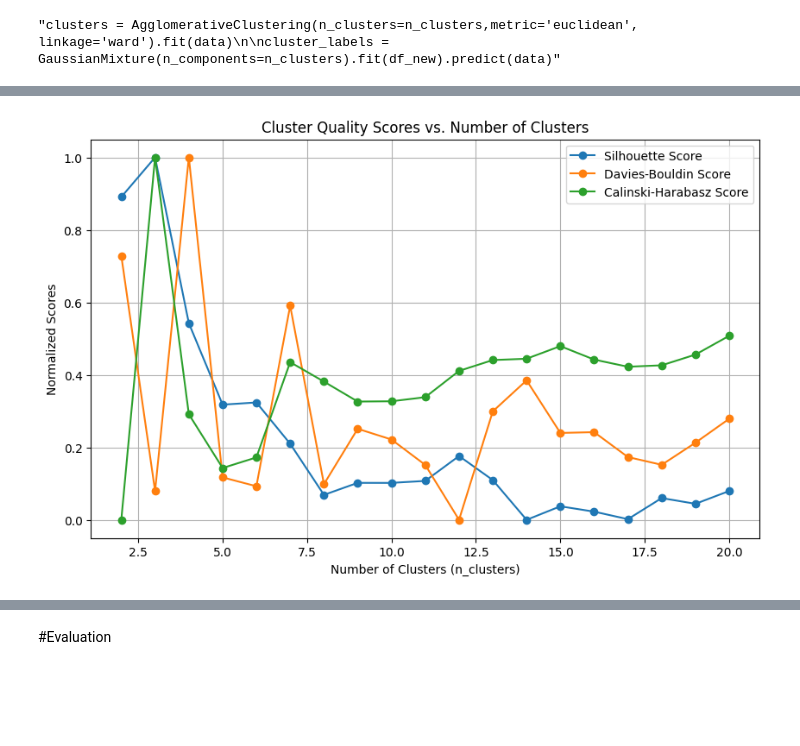
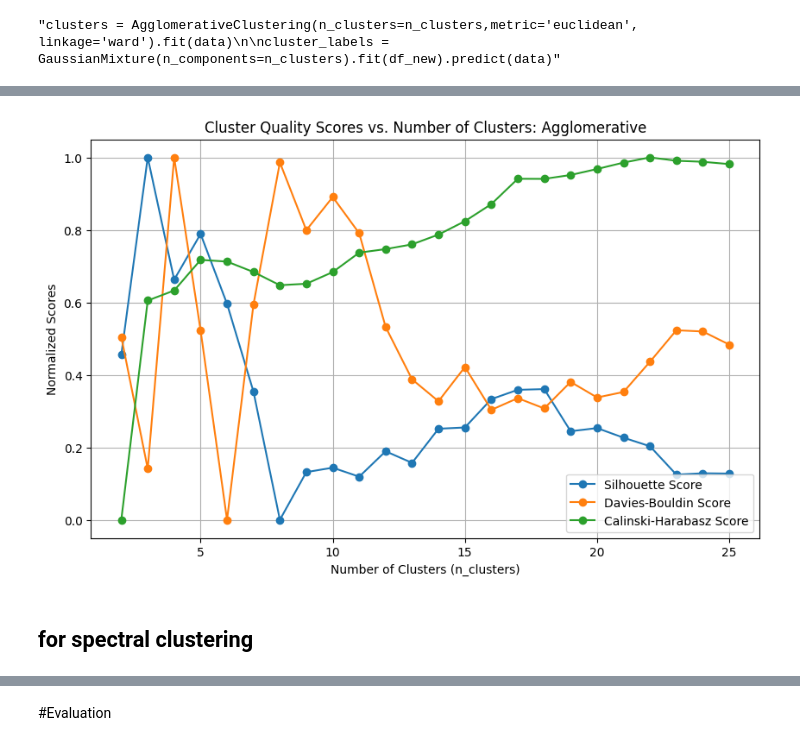
Before and after one commit to Fmazin/AI_Project, a Jupyter notebook: code/main_project_flow.ipynb, the cells around one changed output, grey strips where cells are left out. Drawn from its saved outputs; the diff is of its cells as text; code cells hidden in the pictures; blank space fills up the shorter version.

```diff
--- a/code/main_project_flow.ipynb
+++ b/code/main_project_flow.ipynb
@@ -227,5 +245,5 @@ df_new
 # %%
 data = pd.read_csv('clean_dataPT2.csv')
 # %%
-df_test = data.groupby(['stop_sequence','Calendar_date'])[['arrival_delay', 'dwell_time', 'traffic_condition', 'recurrent_delay', 'origin_delay', 'previous_bus_delay', 'factor(day_of_week)weekday', 'factor(time_of_day)Off-peak', 'temp','scheduled_travel_time']].mean()
+df_test = data.groupby(['stop_sequence','Calendar_date'])[['dwell_time', 'traffic_condition', 'recurrent_delay', 'origin_delay', 'previous_bus_delay', 'factor(day_of_week)weekday', 'factor(time_of_day)Off-peak', 'temp','scheduled_travel_time']].mean()
 # %%
@@ -271,7 +289,7 @@ cluster_labels = GaussianMixture(n_components=n_clusters).fit(df_new).predict(da
 #clusters = KMeans(n_clusters=5, random_state=0, n_init="auto")# check the parameters at https://scikit-learn.org/stable/modules/generated/sklearn.cluster.KMeans.html
 #clusters.fit(x)
 
-n_clusters = 16
+n_clusters = 6
 
 clusters = AgglomerativeClustering(n_clusters=n_clusters,metric='euclidean', linkage='ward').fit(x) # check the parameters at https://scikit-learn.org/stable/modules/generated/sklearn.cluster.AgglomerativeClustering.html
 #clusters = DBSCAN(eps=500, min_samples = 2).fit(vectorized_day_dataset_no_nans) # check the parameters at https://scikit-learn.org/stable/modules/generated/sklearn.cluster.DBSCAN.html
@@ -390,6 +410,6 @@ scores_df.to_csv('aggl_scores_stop_calKernel.csv')
 # %%
 # Define a list of n_clusters values to iterate over
-n_clusters_values = list(range(2,21))
+n_clusters_values = list(range(2,26))
 
 # Initialize lists to store scores
 silhouette_scores = []
@@ -406,36 +426,52 @@ for n_clusters in n_clusters_values:
     SC_score = silhouette_score(x, cluster_labels)
     DB_score = davies_bouldin_score(x, cluster_labels)
     CH_score = calinski_harabasz_score(x, cluster_labels)
+
+     # Update best and worst scores and their corresponding n_clusters values
+    if SC_score > best_silhouette_score:
+        best_silhouette_score = SC_score
+        best_silhouette_n_clusters = n_clusters
+
+    if DB_score < best_davies_bouldin_score:
+        best_davies_bouldin_score = DB_score
+        best_davies_bouldin_n_clusters = n_clusters
+
+    if CH_score > best_calinski_harabasz_score:
+        best_calinski_harabasz_score = CH_score
+        best_calinski_harabasz_n_clusters = n_clusters
 
     # Append scores to the respective lists
     silhouette_scores.append(SC_score)
     davies_bouldin_scores.append(DB_score)
     calinski_harabasz_scores.append(CH_score)
 
 # Normalize the scores between 0 and 1 (optional)
 scaler = MinMaxScaler()
 silhouette_scores_normalized = scaler.fit_transform(np.array(silhouette_scores).reshape(-1, 1))
 davies_bouldin_scores_normalized = scaler.fit_transform(np.array(davies_bouldin_scores).reshape(-1, 1))
 calinski_harabasz_scores_normalized = scaler.fit_transform(np.array(calinski_harabasz_scores).reshape(-1, 1))
 
 # Create a DataFrame to store the normalized scores
 normalized_scores_df = pd.DataFrame({
     'n_clusters': n_clusters_values,
     'Silhouette Score': silhouette_scores_normalized.flatten(),
     'Davies-Bouldin Score': davies_bouldin_scores_normalized.flatten(),
     'Calinski-Harabasz Score': calinski_harabasz_scores_normalized.flatten()
 })
 
+
 # Plot the scores for each n_clusters value
 plt.figure(figsize=(10, 6))
 plt.plot(normalized_scores_df['n_clusters'], normalized_scores_df['Silhouette Score'], label='Silhouette Score', marker='o')
 plt.plot(normalized_scores_df['n_clusters'], normalized_scores_df['Davies-Bouldin Score'], label='Davies-Bouldin Score', marker='o')
 plt.plot(normalized_scores_df['n_clusters'], normalized_scores_df['Calinski-Harabasz Score'], label='Calinski-Harabasz Score', marker='o')
 plt.xlabel('Number of Clusters (n_clusters)')
 plt.ylabel('Normalized Scores')
-plt.title('Cluster Quality Scores vs. Number of Clusters')
+plt.title('Cluster Quality Scores vs. Number of Clusters: Agglomerative')
 plt.legend()
 plt.grid(True)
 plt.show()
 # %% [output]
-[figure, old version]
+[figure, new version]
+# %% [markdown]
+## for spectral clustering
```
Also changed, not shown: parts of 12 cells of this notebook.
